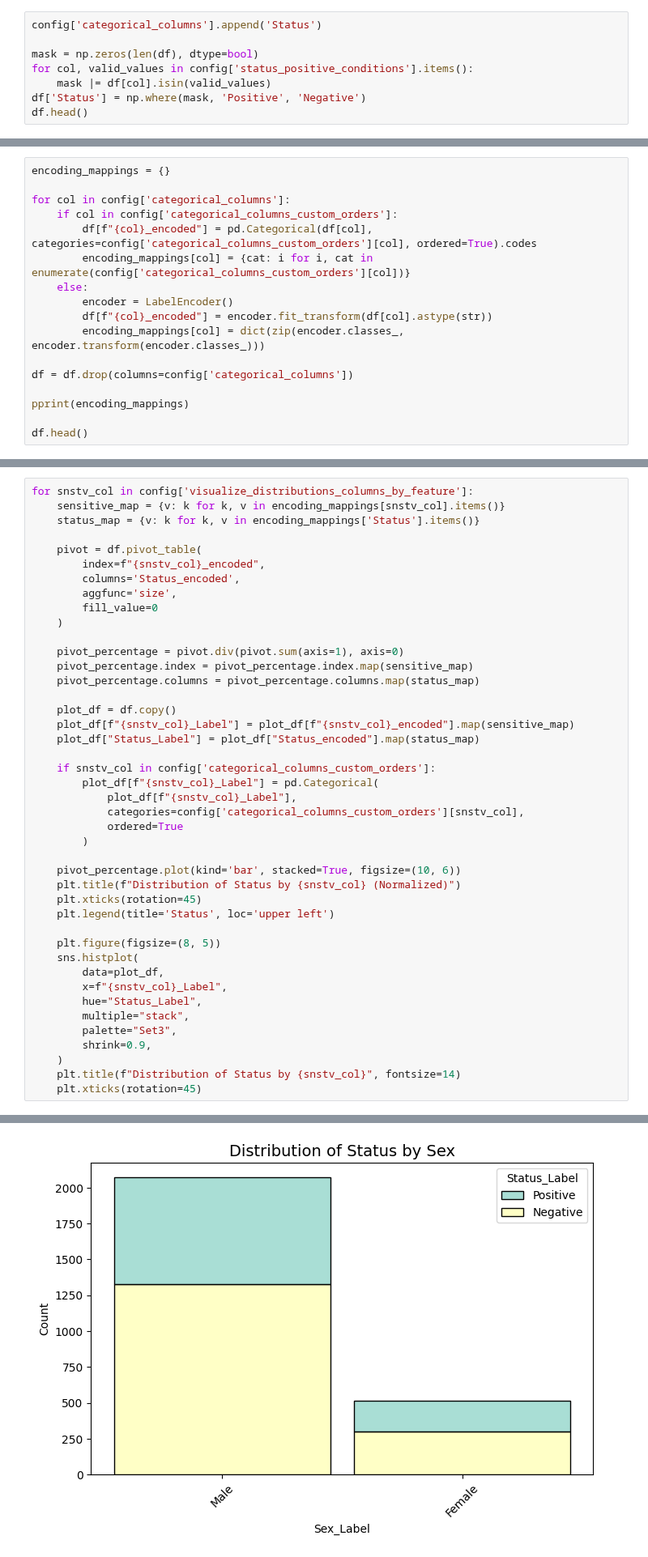
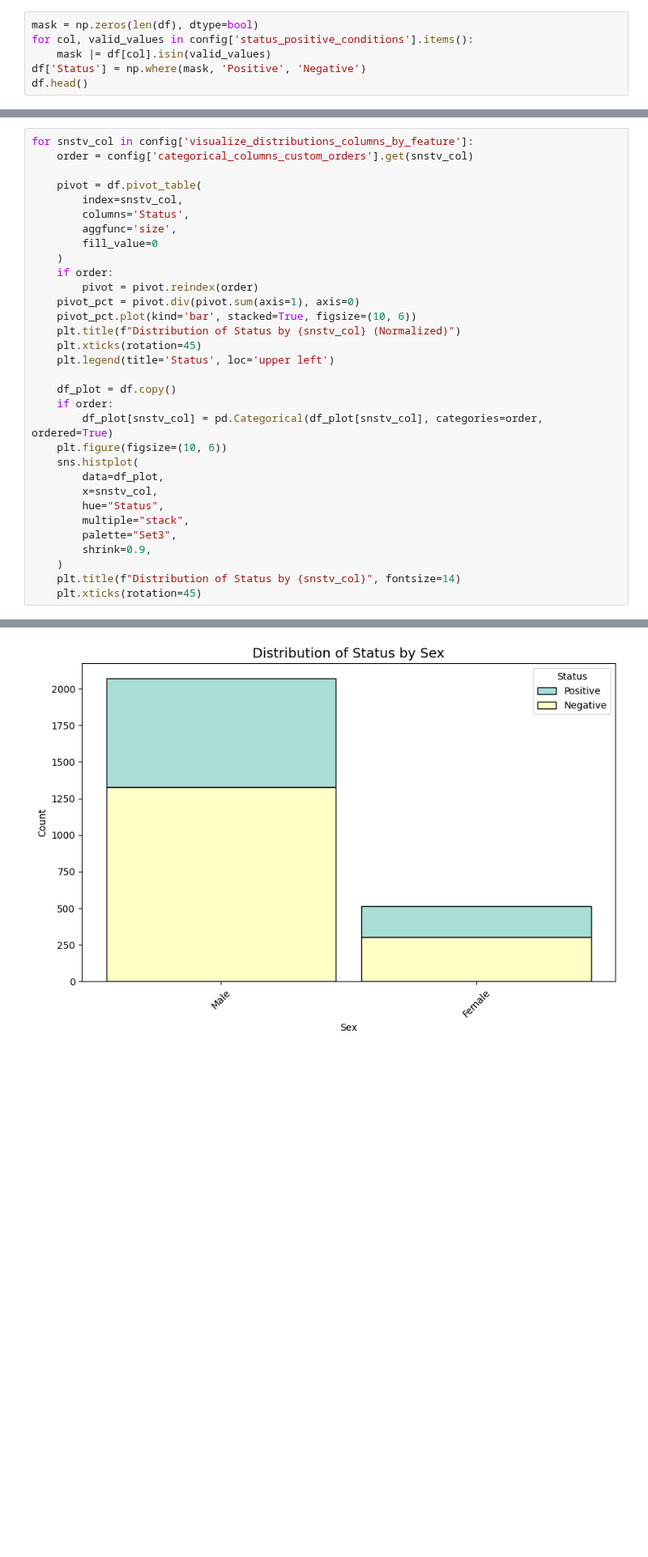
Before and after one commit to bertiandrea/ProjectWork_AEQUITAS_AKKODIS, a Jupyter notebook: code/Akkodis_Fairness_Analysis_PRE.ipynb, the cells around one changed output, grey strips where cells are left out. Shown at 81% size. Cells and saved outputs as stored; diff of their text form; blank space fills up the shorter version.

```diff
--- a/code/Akkodis_Fairness_Analysis_PRE.ipynb
+++ b/code/Akkodis_Fairness_Analysis_PRE.ipynb
@@ -410,6 +433,4 @@ Feature: Italian Residence -- ['Yes', 'No']
 # %%
-config['categorical_columns'].append('Status')
-
 mask = np.zeros(len(df), dtype=bool)
 for col, valid_values in config['status_positive_conditions'].items():
     mask |= df[col].isin(valid_values)
@@ -470,17 +446,0 @@ Feature: Status -- ['Positive', 'Negative']
-# %%
-encoding_mappings = {}
-
-for col in config['categorical_columns']:
-    if col in config['categorical_columns_custom_orders']:
-        df[f"{col}_encoded"] = pd.Categorical(df[col], categories=config['categorical_columns_custom_orders'][col], ordered=True).codes
-        encoding_mappings[col] = {cat: i for i, cat in enumerate(config['categorical_columns_custom_orders'][col])}
-    else:
-        encoder = LabelEncoder()
-        df[f"{col}_encoded"] = encoder.fit_transform(df[col].astype(str))
-        encoding_mappings[col] = dict(zip(encoder.classes_, encoder.transform(encoder.classes_)))
-
-df = df.drop(columns=config['categorical_columns'])
-
-pprint(encoding_mappings)
-
-df.head()
@@ -566,41 +527,30 @@ sns.heatmap(df.corr().round(2), annot=True, cmap='coolwarm', center=0, linewidth
 #### Feature
 # %%
 for snstv_col in config['visualize_distributions_columns_by_feature']:
-    sensitive_map = {v: k for k, v in encoding_mappings[snstv_col].items()}
-    status_map = {v: k for k, v in encoding_mappings['Status'].items()}
+    order = config['categorical_columns_custom_orders'].get(snstv_col)
 
     pivot = df.pivot_table(
-        index=f"{snstv_col}_encoded",
-        columns='Status_encoded',
+        index=snstv_col,
+        columns='Status',
         aggfunc='size',
         fill_value=0
     )
-
-    pivot_percentage = pivot.div(pivot.sum(axis=1), axis=0)
-    pivot_percentage.index = pivot_percentage.index.map(sensitive_map)
-    pivot_percentage.columns = pivot_percentage.columns.map(status_map)
-
-    plot_df = df.copy()
-    plot_df[f"{snstv_col}_Label"] = plot_df[f"{snstv_col}_encoded"].map(sensitive_map)
-    plot_df["Status_Label"] = plot_df["Status_encoded"].map(status_map)
-
-    if snstv_col in config['categorical_columns_custom_orders']:
-        plot_df[f"{snstv_col}_Label"] = pd.Categorical(
-            plot_df[f"{snstv_col}_Label"],
-            categories=config['categorical_columns_custom_orders'][snstv_col],
-            ordered=True
-        )
-
-    pivot_percentage.plot(kind='bar', stacked=True, figsize=(10, 6))
+    if order:
+        pivot = pivot.reindex(order)
+    pivot_pct = pivot.div(pivot.sum(axis=1), axis=0)
+    pivot_pct.plot(kind='bar', stacked=True, figsize=(10, 6))
     plt.title(f"Distribution of Status by {snstv_col} (Normalized)")
     plt.xticks(rotation=45)
     plt.legend(title='Status', loc='upper left')
 
-    plt.figure(figsize=(8, 5))
+    df_plot = df.copy()
+    if order:
+        df_plot[snstv_col] = pd.Categorical(df_plot[snstv_col], categories=order, ordered=True)
+    plt.figure(figsize=(10, 6))
     sns.histplot(
-        data=plot_df,
-        x=f"{snstv_col}_Label",
-        hue="Status_Label",
+        data=df_plot,
+        x=snstv_col,
+        hue="Status",
         multiple="stack",
         palette="Set3",
         shrink=0.9,
@@ -612 +562 @@ for snstv_col in config['visualize_distributions_columns_by_feature']:
-[figure, old version]
+[figure, new version]
```
Also changed, not shown: parts of 30 cells of this notebook, 4 other files.
